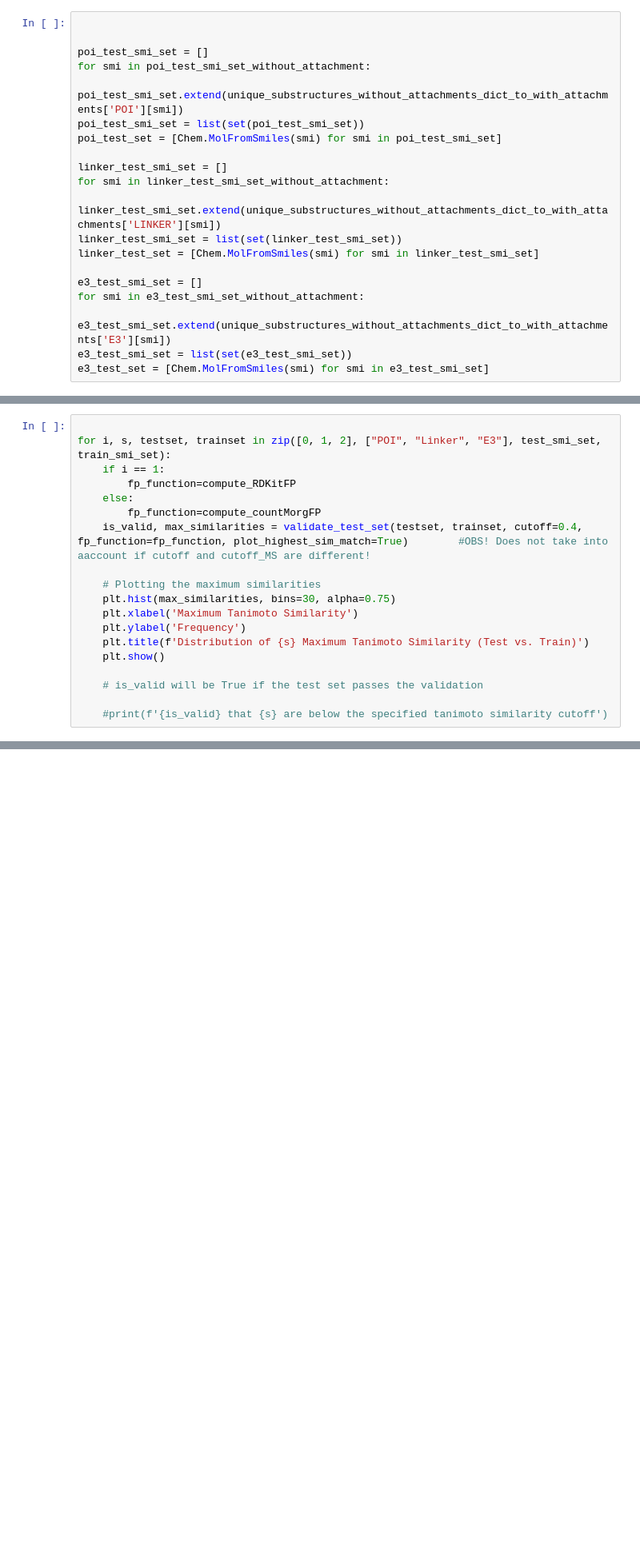
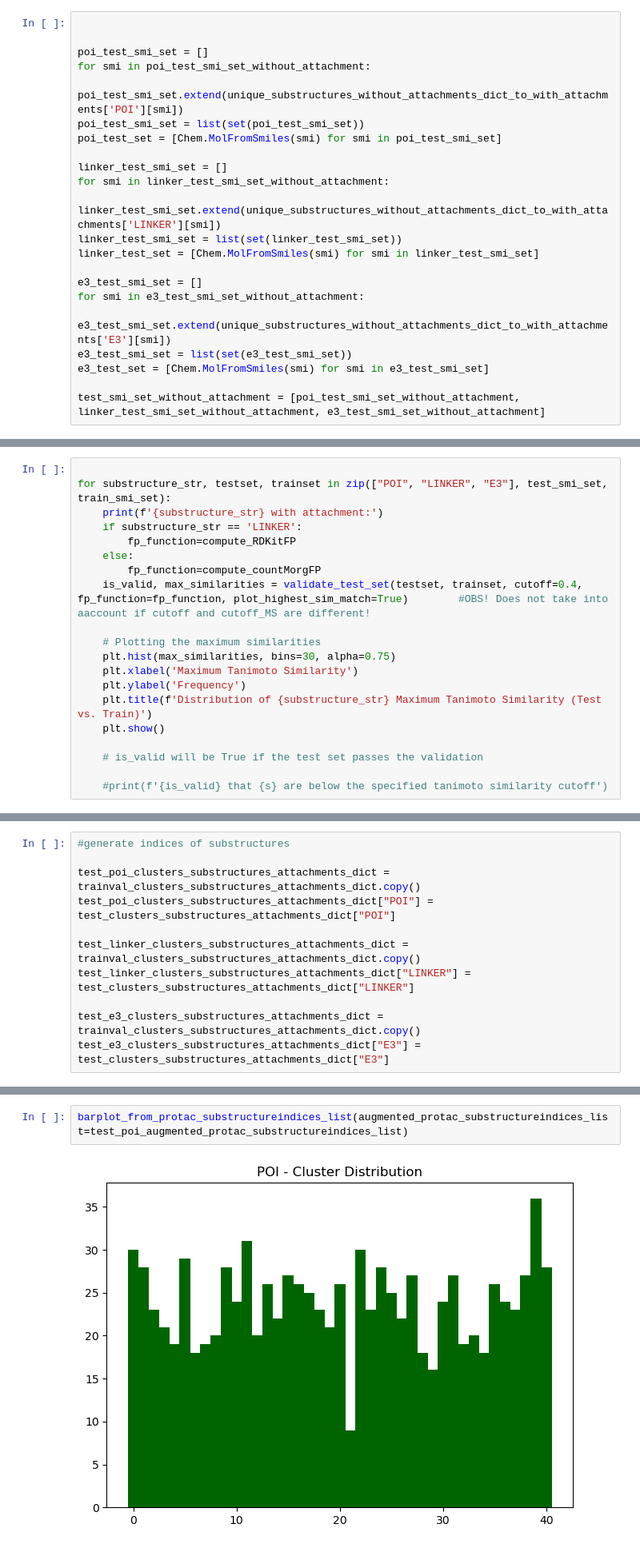
Before and after one commit to ribesstefano/PROTAC-Splitter, a Jupyter notebook: notebooks/GNN/1.1_load_data.ipynb, the cells around one changed output, grey strips where cells are left out. Shown at 80% size. Drawn from its saved outputs; the diff is of its cells as text; blank space fills up the shorter version.

```diff
--- a/notebooks/GNN/1.1_load_data.ipynb
+++ b/notebooks/GNN/1.1_load_data.ipynb
@@ -840,6 +770,8 @@ for smi in e3_test_smi_set_without_attachment:
     e3_test_smi_set.extend(unique_substructures_without_attachments_dict_to_with_attachments['E3'][smi])
 e3_test_smi_set = list(set(e3_test_smi_set))
 e3_test_set = [Chem.MolFromSmiles(smi) for smi in e3_test_smi_set]
+
+test_smi_set_without_attachment = [poi_test_smi_set_without_attachment, linker_test_smi_set_without_attachment, e3_test_smi_set_without_attachment]
 # %%
 #store test substructures with and without attachmentpoints
 
@@ -987,8 +883,9 @@ def validate_test_set(test_set, training_set, cutoff, fp_function=compute_countM
     return below_cutoff, max_similarities
 # %%
 
-for i, s, testset, trainset in zip([0, 1, 2], ["POI", "Linker", "E3"], test_smi_set, train_smi_set):
-    if i == 1:
+for substructure_str, testset, trainset in zip(["POI", "LINKER", "E3"], test_smi_set, train_smi_set):
+    print(f'{substructure_str} with attachment:')
+    if substructure_str == 'LINKER':
         fp_function=compute_RDKitFP
     else:
         fp_function=compute_countMorgFP
@@ -998,7 +895,7 @@ for i, s, testset, trainset in zip([0, 1, 2], ["POI", "Linker", "E3"], test_smi_
     plt.hist(max_similarities, bins=30, alpha=0.75)
     plt.xlabel('Maximum Tanimoto Similarity')
     plt.ylabel('Frequency')
-    plt.title(f'Distribution of {s} Maximum Tanimoto Similarity (Test vs. Train)')
+    plt.title(f'Distribution of {substructure_str} Maximum Tanimoto Similarity (Test vs. Train)')
     plt.show()
 
     # is_valid will be True if the test set passes the validation
@@ -1020,0 +1146,11 @@ The most similar test molecule to any other training molecule:
+# %%
+#generate indices of substructures
+
+test_poi_clusters_substructures_attachments_dict = trainval_clusters_substructures_attachments_dict.copy()
+test_poi_clusters_substructures_attachments_dict["POI"] = test_clusters_substructures_attachments_dict["POI"]
+
+test_linker_clusters_substructures_attachments_dict = trainval_clusters_substructures_attachments_dict.copy()
+test_linker_clusters_substructures_attachments_dict["LINKER"] = test_clusters_substructures_attachments_dict["LINKER"]
+
+test_e3_clusters_substructures_attachments_dict = trainval_clusters_substructures_attachments_dict.copy()
+test_e3_clusters_substructures_attachments_dict["E3"] = test_clusters_substructures_attachments_dict["E3"]
@@ -1020,0 +1283,4 @@ The most similar test molecule to any other training molecule:
+# %%
+barplot_from_protac_substructureindices_list(augmented_protac_substructureindices_list=test_poi_augmented_protac_substructureindices_list)
+# %% [output]
+[figure, added]
```
Also changed, not shown: parts of 61 cells of this notebook.
